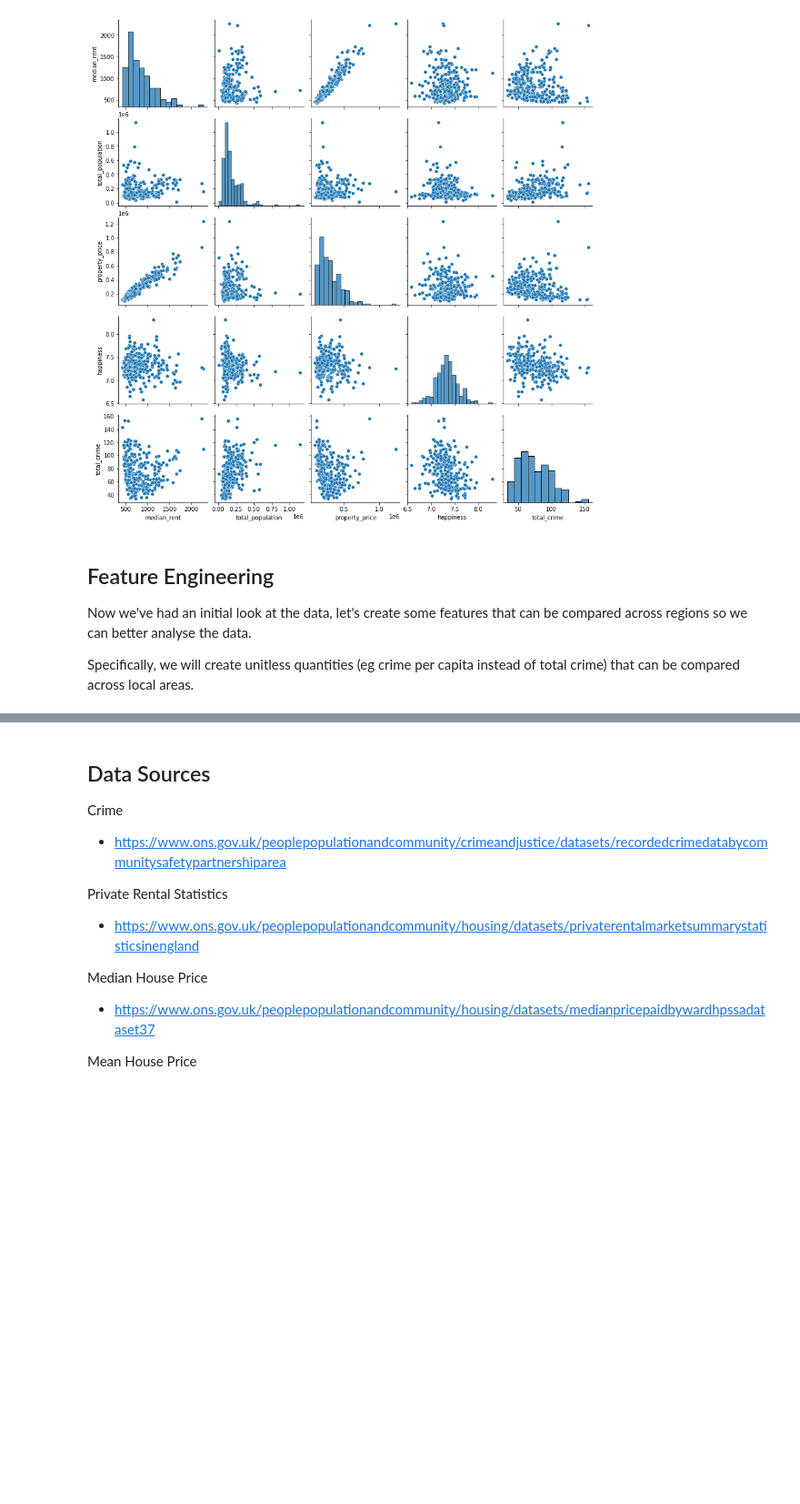
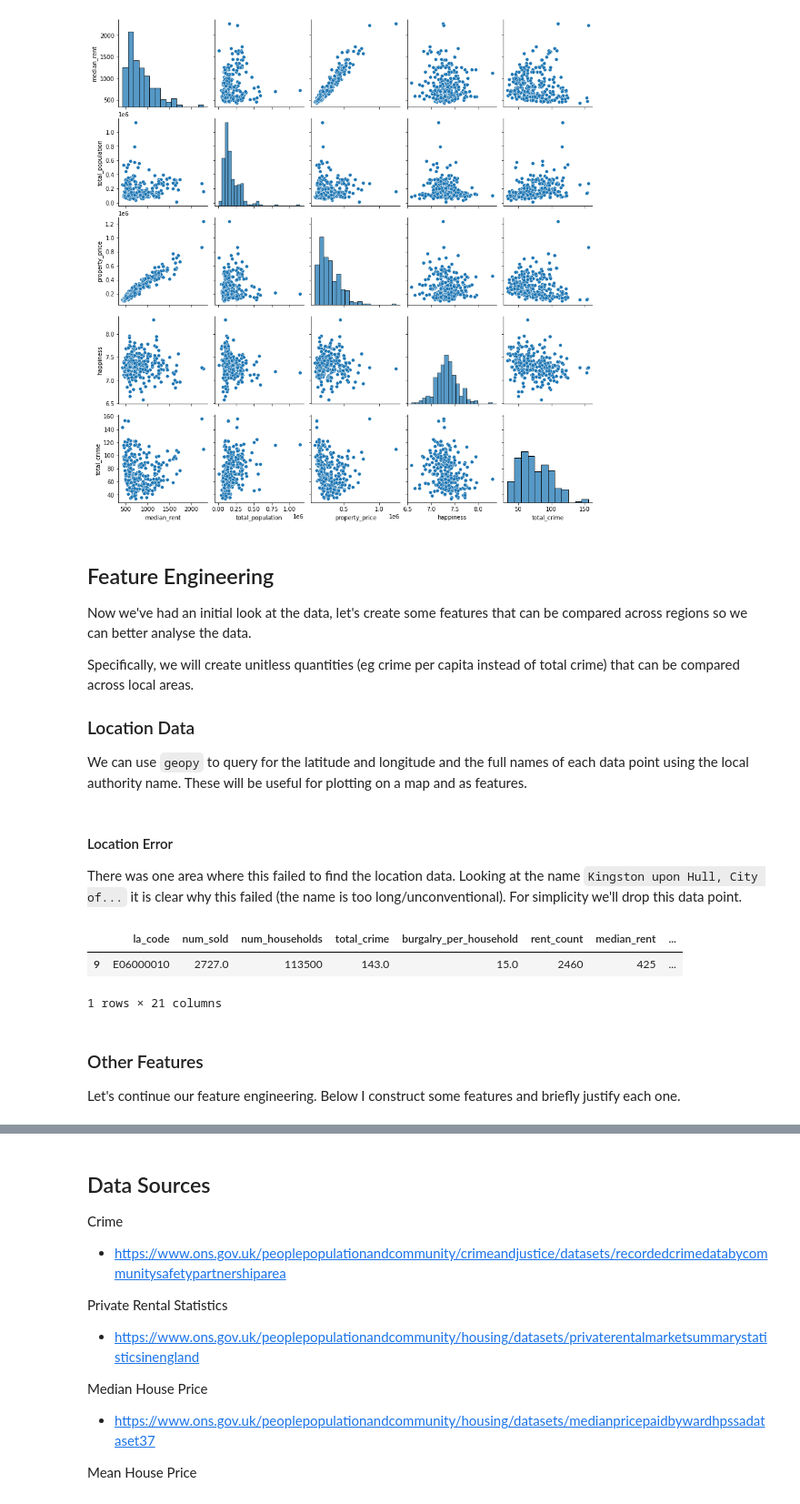
Before and after one commit to nikulpatel3141/ONS-Housing-Data, a Jupyter notebook: exploration.ipynb, the cells around one changed output, grey strips where cells are left out. Shown at 91% size. Cells and saved outputs as stored; diff of their text form; code cells hidden in the pictures; blank space fills up the shorter version.

Commit message:
add feature engineering

```diff
--- a/exploration.ipynb
+++ b/exploration.ipynb
@@ -175,6 +175,9 @@ plt.show()
 Now we've had an initial look at the data, let's create some features that can be compared across regions so we can better analyse the data.
 
 Specifically, we will create unitless quantities (eg crime per capita instead of total crime) that can be compared across local areas.
+
+### Location Data
+We can use `geopy` to query for the latitude and longitude and the full names of each data point using the local authority name. These will be useful for plotting on a map and as features.
 # %%
 from geopy.geocoders import Nominatim
 
@@ -190,0 +197,9 @@ def query_location(la_name):
+# %% [markdown]
+#### Location Error
+There was one area where this failed to find the location data. Looking at the name `Kingston upon Hull, City of...` it is clear why this failed (the name is too long/unconventional). For simplicity we'll drop this data point.
+# %%
+joined[joined.isna().any(axis=1)]
+# %% [output]
+|  | la_code | num_sold | num_households | total_crime | burgalry_per_household | rent_count | median_rent | ... |
+| 9 | E06000010 | 2727.0 | 113500 | 143.0 | 15.0 | 2460 | 425 | ... |
+1 rows × 21 columns
@@ -190,0 +208,3 @@ def query_location(la_name):
+# %% [markdown]
+### Other Features
+Let's continue our feature engineering. Below I construct some features and briefly justify each one.
```
Also changed, not shown: parts of 10 cells of this notebook.
